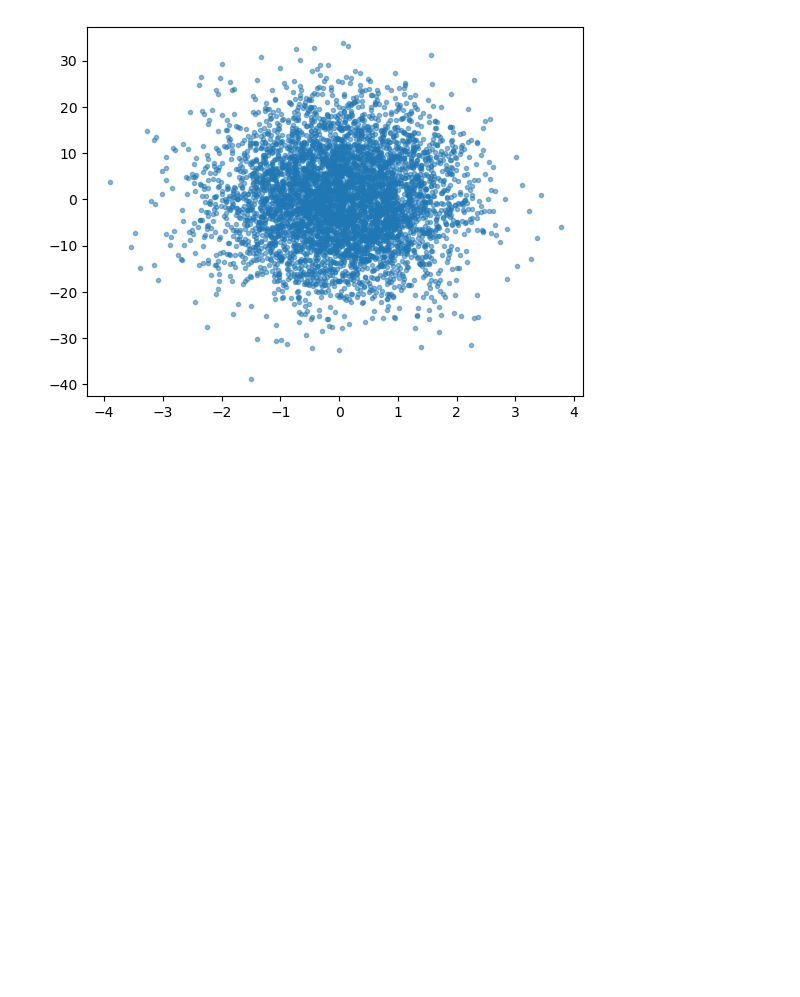
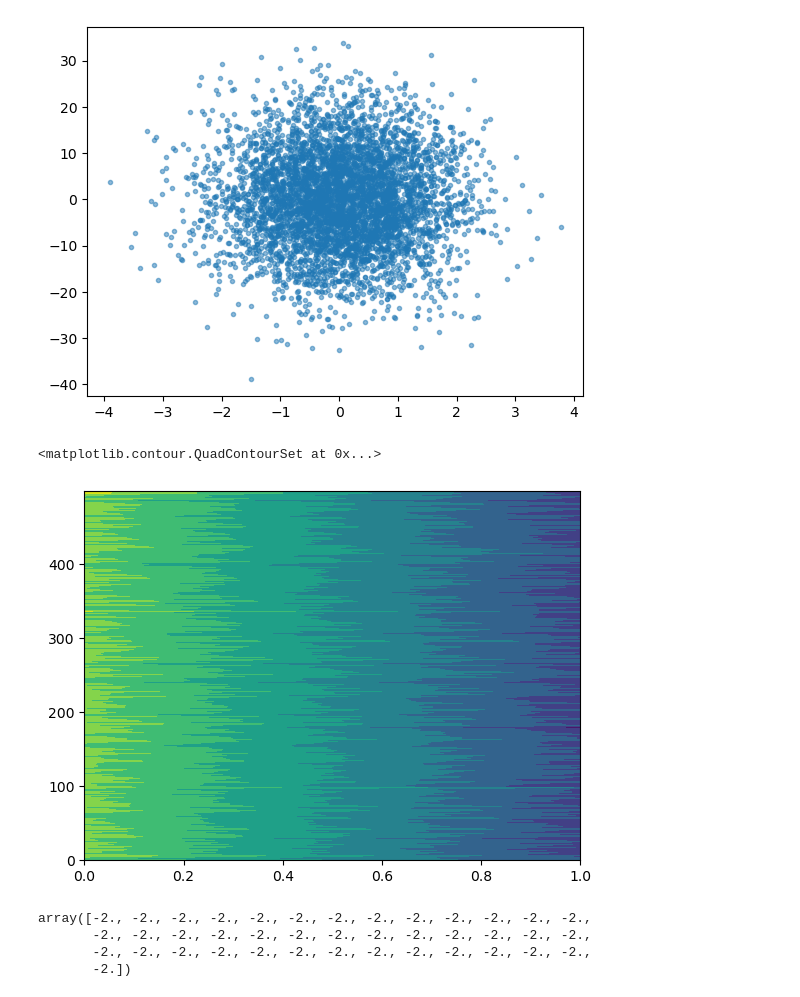
Before and after one commit to acumpelik/DSSC23, a Jupyter notebook: DSSC23-Homework1-Andrea_Cumpelik.ipynb, the cells around one changed output. Cells and saved outputs as stored; diff of their text form; code cells hidden in the pictures; blank space fills up the shorter version.

```diff
--- a/DSSC23-Homework1-Andrea_Cumpelik.ipynb
+++ b/DSSC23-Homework1-Andrea_Cumpelik.ipynb
@@ -105,6 +105,7 @@ mean = [10,-1]
 cov = [[1,0],[0,1]]
 
 x_1, y_1 = np.random.multivariate_normal(mean, cov, 500).T
+mult = np.random.multivariate_normal(mean, cov, 500)
 # %% [markdown]
 In probability theory, the expectation (or expected value) of a random variable is a measure of the central tendency or "average" value of the variable, weighted by its probability distribution. The expectation is denoted by the symbol $\mathbb{E}$ and is defined as follows:
 
@@ -171,3 +172,8 @@ plt.plot(x,y,'.', alpha=0.5)
 plt.show()
 # %% [output]
 [figure]
+# %%
+plt.contourf(mult)
+# %% [output]
+<matplotlib.contour.QuadContourSet at 0x...>
+[figure, added]
@@ -173,0 +189,7 @@ plt.show()
+# %%
+x
+# %% [output]
+array([-2., -2., -2., -2., -2., -2., -2., -2., -2., -2., -2., -2., -2.,
+       -2., -2., -2., -2., -2., -2., -2., -2., -2., -2., -2., -2., -2.,
+       -2., -2., -2., -2., -2., -2., -2., -2., -2., -2., -2., -2., -2.,
+       -2.])
```
Also changed, not shown: parts of 1 cell of this notebook, 1 other file.
